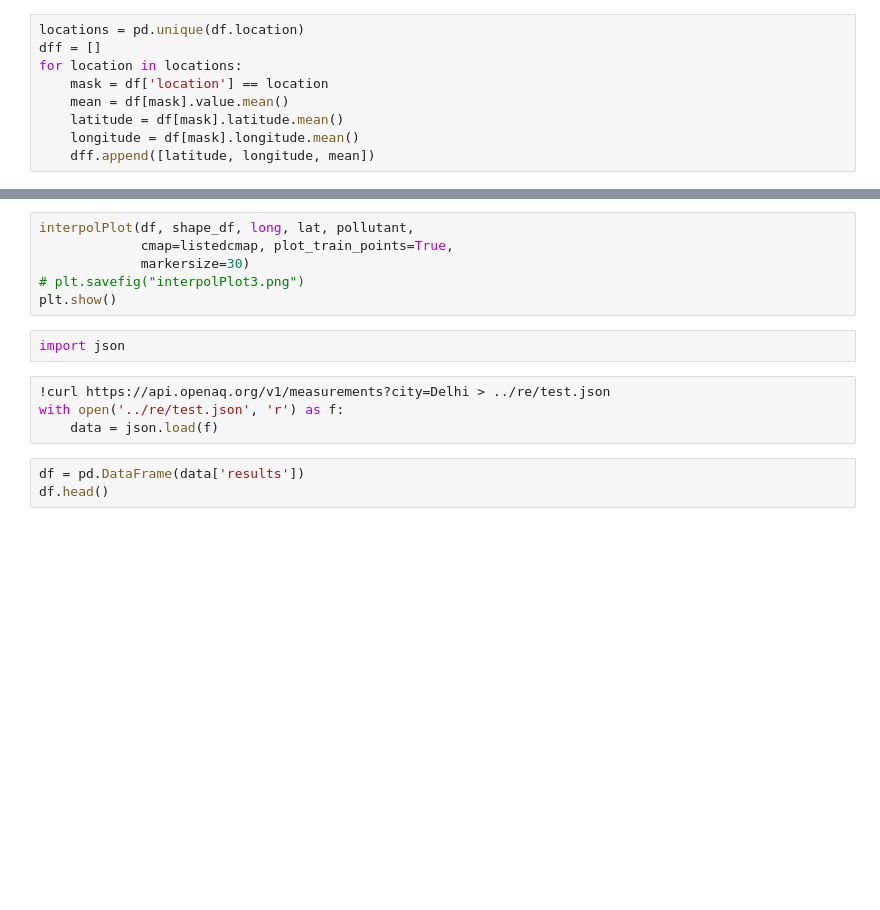
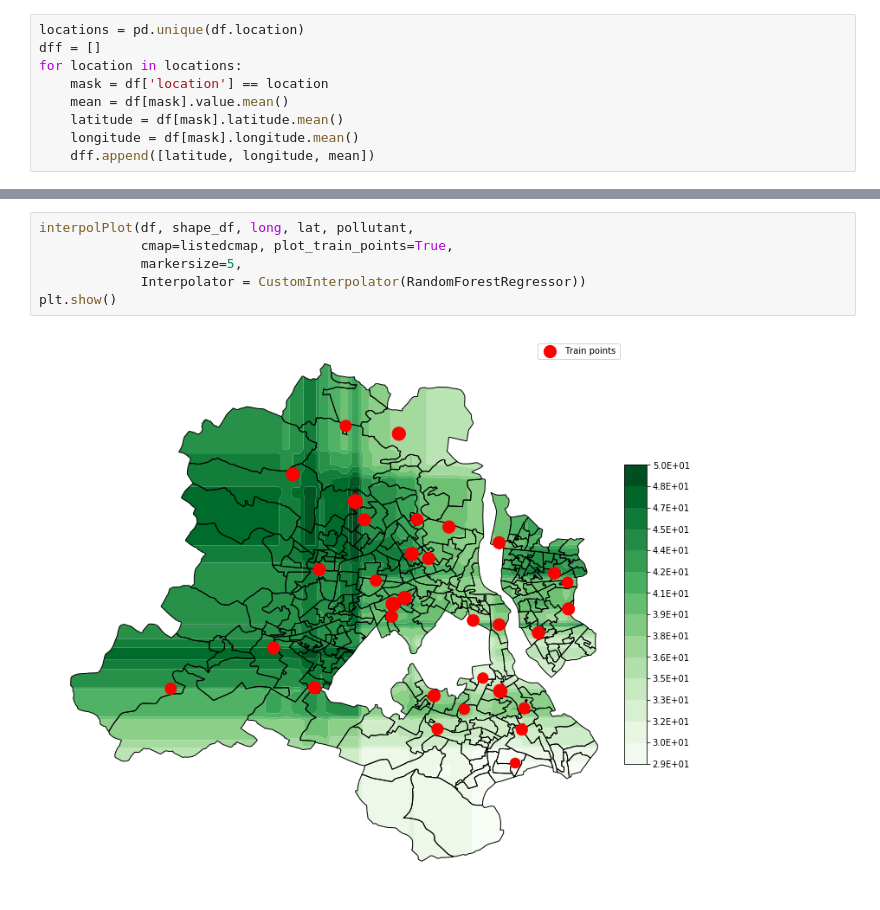
Before and after one commit to sustainability-lab/vayu, a Jupyter notebook: examples/nbs/interpolPlot.ipynb, the cells around one changed output, grey strips where cells are left out. Drawn from its saved outputs; the diff is of its cells as text; blank space fills up the shorter version.

```diff
--- a/examples/nbs/interpolPlot.ipynb
+++ b/examples/nbs/interpolPlot.ipynb
@@ -88,15 +110,8 @@ df.head()
 # %%
 interpolPlot(df, shape_df, long, lat, pollutant,
              cmap=listedcmap, plot_train_points=True,
-             markersize=30)
-# plt.savefig("interpolPlot3.png")
+             markersize=5,
+             Interpolator = CustomInterpolator(RandomForestRegressor))
 plt.show()
+# %% [output]
+[figure, added]
-# %%
-import json
-# %%
-!curl https://api.openaq.org/v1/measurements?city=Delhi > ../re/test.json
-with open('../re/test.json', 'r') as f:
-    data = json.load(f)
-# %%
-df = pd.DataFrame(data['results'])
-df.head()
```
Also changed, not shown: parts of 8 cells of this notebook, 1 other file.
